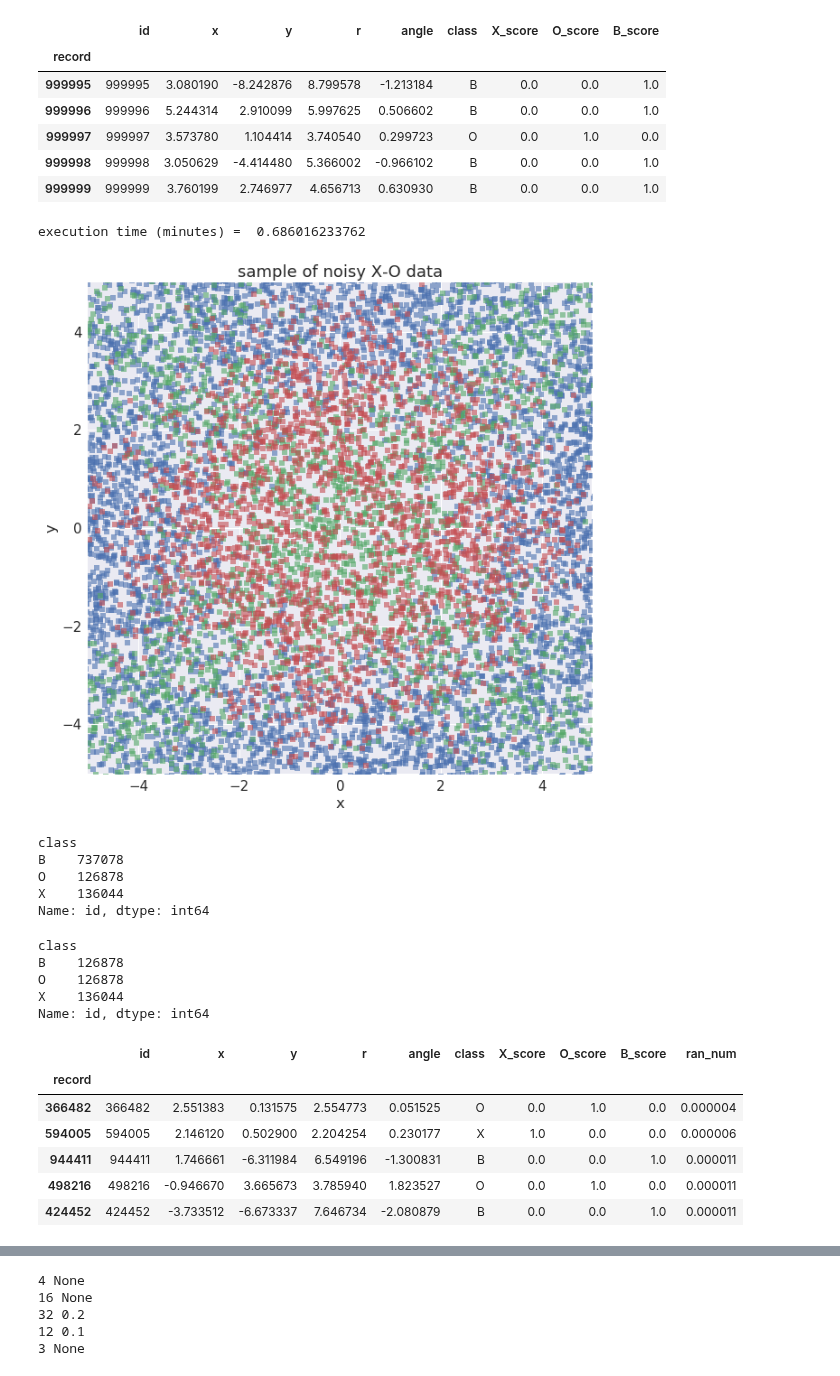
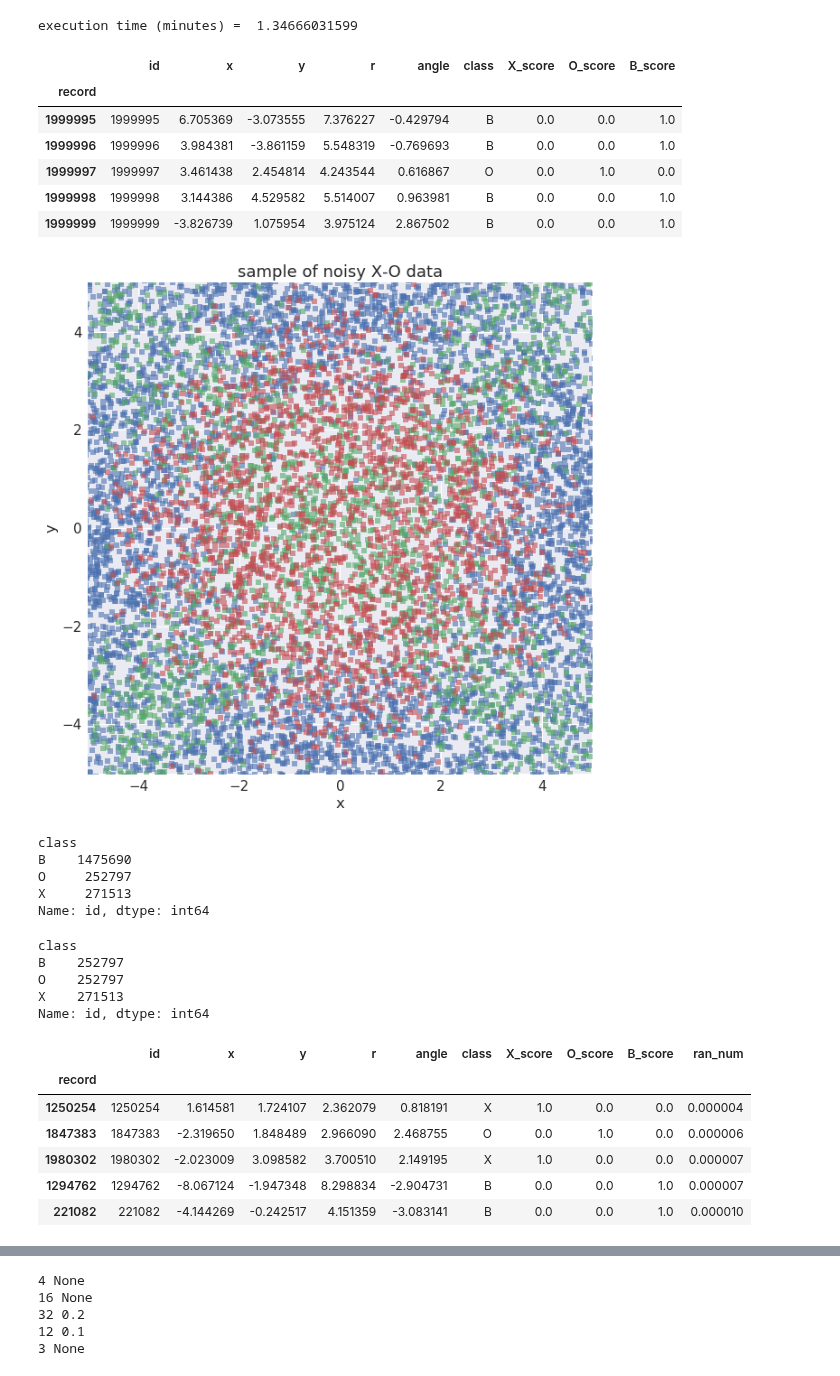
Before and after one commit to joehahn/exes-n-ohs, a Jupyter notebook: mlp_model.ipynb, the cells around one changed output, grey strips where cells are left out. Saved outputs shown, nothing was run; the diff lists cells and outputs as text; code cells hidden in the pictures.

```diff
--- a/mlp_model.ipynb
+++ b/mlp_model.ipynb
@@ -20,26 +20,23 @@ import time as tm
 time_start = tm.time()
 # %%
 #generate training and validation data
-#N_dots = 10000000
-N_dots = 1000000
+N_dots = 2000000
 import numpy as np
 rn_state = np.random.RandomState(seed=rn_seed)
 from helper_fns import *
 train = make_xo_df(N_dots, initial_id, x_half_width, radius, box_half_width, jitter)
 validate = make_xo_df(N_dots, initial_id, x_half_width, radius, box_half_width, jitter)
+print 'execution time (minutes) = ', (tm.time() - time_start)/60.0
 train.tail()
 # %% [output]
+execution time (minutes) =  1.34666031599
 |  | id | x | y | r | angle | class | X_score | O_score | B_score |
 | record |  |  |  |  |  |  |  |  |  |
-| 999995 | 999995 | 3.080190 | -8.242876 | 8.799578 | -1.213184 | B | 0.0 | 0.0 | 1.0 |
-| 999996 | 999996 | 5.244314 | 2.910099 | 5.997625 | 0.506602 | B | 0.0 | 0.0 | 1.0 |
-| 999997 | 999997 | 3.573780 | 1.104414 | 3.740540 | 0.299723 | O | 0.0 | 1.0 | 0.0 |
-| 999998 | 999998 | 3.050629 | -4.414480 | 5.366002 | -0.966102 | B | 0.0 | 0.0 | 1.0 |
-| 999999 | 999999 | 3.760199 | 2.746977 | 4.656713 | 0.630930 | B | 0.0 | 0.0 | 1.0 |
+| 1999995 | 1999995 | 6.705369 | -3.073555 | 7.376227 | -0.429794 | B | 0.0 | 0.0 | 1.0 |
+| 1999996 | 1999996 | 3.984381 | -3.861159 | 5.548319 | -0.769693 | B | 0.0 | 0.0 | 1.0 |
+| 1999997 | 1999997 | 3.461438 | 2.454814 | 4.243544 | 0.616867 | O | 0.0 | 1.0 | 0.0 |
+| 1999998 | 1999998 | 3.144386 | 4.529582 | 5.514007 | 0.963981 | B | 0.0 | 0.0 | 1.0 |
+| 1999999 | 1999999 | -3.826739 | 1.075954 | 3.975124 | 2.867502 | B | 0.0 | 0.0 | 1.0 |
-# %%
-print 'execution time (minutes) = ', (tm.time() - time_start)/60.0
-# %% [output]
-execution time (minutes) =  0.686016233762
 # %%
 #prep plots
 %matplotlib inline
@@ -76,15 +73,15 @@ p = ax.set_xlim(xy_rng)
 p = ax.set_ylim(xy_rng)
 #plt.savefig('figs/training_data.png')
 # %% [output]
-[figure, old version]
+[figure, new version]
 # %%
 #note class imbalance in training data
 train.groupby('class')['id'].count()
 # %% [output]
 class
-B    737078
-O    126878
-X    136044
+B    1475690
+O     252797
+X     271513
 Name: id, dtype: int64
 # %%
 #rebalance training data & randomize records
@@ -99,17 +96,17 @@ print train_balanced.groupby('class')['id'].count()
 train_balanced.head()
 # %% [output]
 class
-B    126878
-O    126878
-X    136044
+B    252797
+O    252797
+X    271513
 Name: id, dtype: int64
 |  | id | x | y | r | angle | class | X_score | O_score | B_score | ran_num |
 | record |  |  |  |  |  |  |  |  |  |  |
-| 366482 | 366482 | 2.551383 | 0.131575 | 2.554773 | 0.051525 | O | 0.0 | 1.0 | 0.0 | 0.000004 |
-| 594005 | 594005 | 2.146120 | 0.502900 | 2.204254 | 0.230177 | X | 1.0 | 0.0 | 0.0 | 0.000006 |
-| 944411 | 944411 | 1.746661 | -6.311984 | 6.549196 | -1.300831 | B | 0.0 | 0.0 | 1.0 | 0.000011 |
-| 498216 | 498216 | -0.946670 | 3.665673 | 3.785940 | 1.823527 | O | 0.0 | 1.0 | 0.0 | 0.000011 |
-| 424452 | 424452 | -3.733512 | -6.673337 | 7.646734 | -2.080879 | B | 0.0 | 0.0 | 1.0 | 0.000011 |
+| 1250254 | 1250254 | 1.614581 | 1.724107 | 2.362079 | 0.818191 | X | 1.0 | 0.0 | 0.0 | 0.000004 |
+| 1847383 | 1847383 | -2.319650 | 1.848489 | 2.966090 | 2.468755 | O | 0.0 | 1.0 | 0.0 | 0.000006 |
+| 1980302 | 1980302 | -2.023009 | 3.098582 | 3.700510 | 2.149195 | X | 1.0 | 0.0 | 0.0 | 0.000007 |
+| 1294762 | 1294762 | -8.067124 | -1.947348 | 8.298834 | -2.904731 | B | 0.0 | 0.0 | 1.0 | 0.000007 |
+| 221082 | 221082 | -4.144269 | -0.242517 | 4.151359 | -3.083141 | B | 0.0 | 0.0 | 1.0 | 0.000010 |
 # %%
 #rebalance validation data
 df = validate
```
Also changed, not shown: parts of 8 cells of this notebook, 3 other files.
